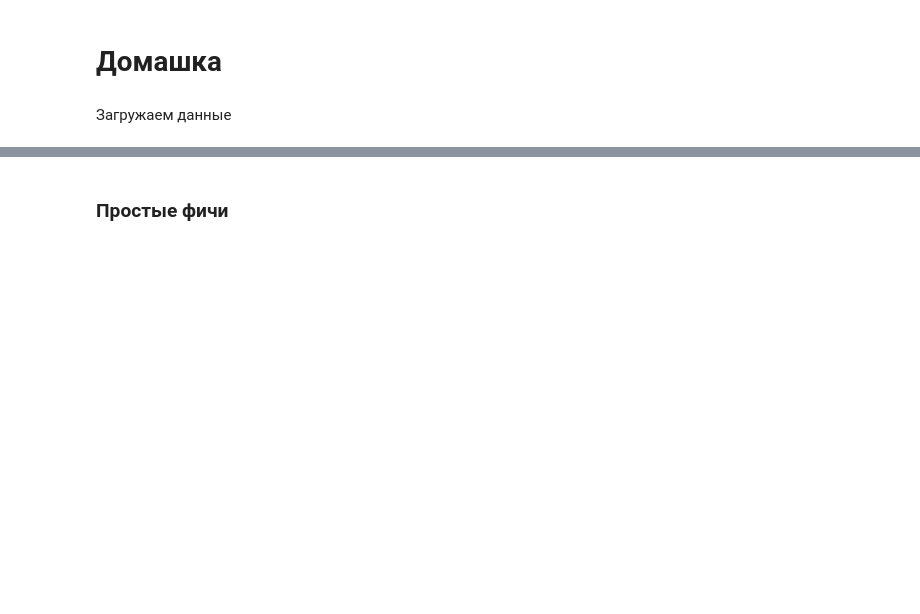
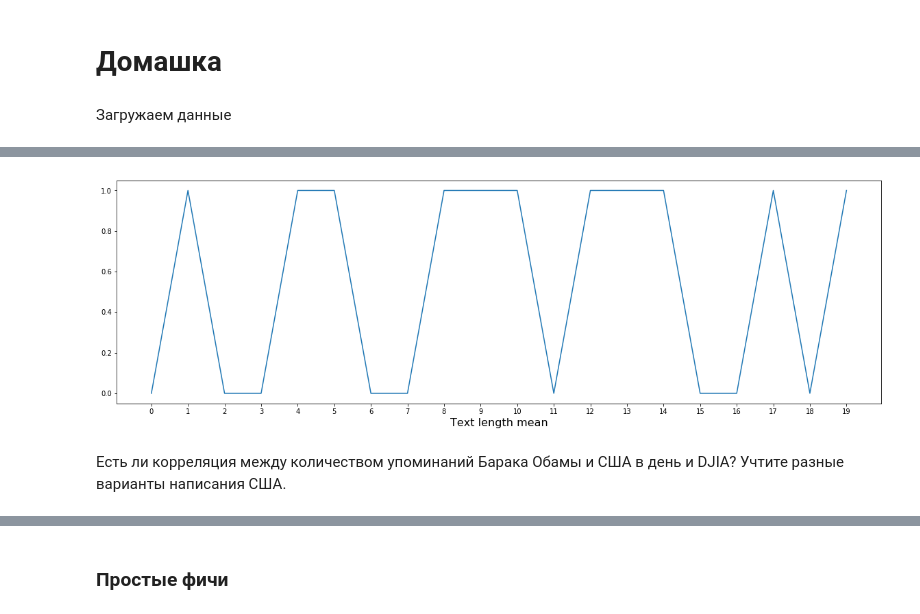
Before and after one commit to artemovae/ML-for-compling, a Jupyter notebook: hw2_classification/hw2.ipynb, the cells around one changed output, grey strips where cells are left out. Drawn from its saved outputs; the diff is of its cells as text; code cells hidden in the pictures; blank space fills up the shorter version.

```diff
--- a/hw2_classification/hw2.ipynb
+++ b/hw2_classification/hw2.ipynb
@@ -62,0 +78,15 @@ col_number = 26
+# %%
+def parse_trainset(data):
+    li = []
+    for col in range(1, col_number):
+        s = data.loc[:,'Top' + str(col)]
+        for a in lmb_f:
+            s = s.apply(a)
+        li.append(s)
+    return li
+# %%
+trainset_parsed = DataFrame(parse_trainset(train)).transpose()
+testset_parsed = DataFrame(parse_trainset(test)).transpose()
+# %%
+train_ = concat([train.drop(train.columns[2:], axis=1), trainset_parsed], axis=1)
+test_ = concat([test.drop(test.columns[2:], axis=1), testset_parsed], axis=1)
@@ -62,0 +98,22 @@ col_number = 26
+# %%
+mean_list = []
+for number in range(train_.shape[0]):
+    s = np.mean([len(f) for f in list(train_.loc[number][2:].values)])
+    mean_list.append((s, y_train[number]))
+
+for number2 in range(number+1, number+1+test_.shape[0]):
+    s = np.mean([len(f) for f in list(test_.loc[number2][2:].values)])
+    mean_list.append((s, y_test[number2-number-1]))
+mean_list = sorted(mean_list)
+# %%
+plt.figure(figsize=(20,6))
+plt.plot(range(len(mean_list))[:20], list(y_train)[:20])
+plt.legend()
+plt.xticks(range(20))
+#plt.xticks([0,500,1000, 1500, 2000], ['9', '15', '20', '25', '30'])
+plt.xlabel("Text length mean", size=16)
+plt.show()
+# %% [output]
+[figure, added]
+# %% [markdown]
+Есть ли корреляция между количеством упоминаний Барака Обамы и США в день и DJIA? Учтите разные варианты написания США.
```
Also changed, not shown: parts of 25 cells of this notebook.
